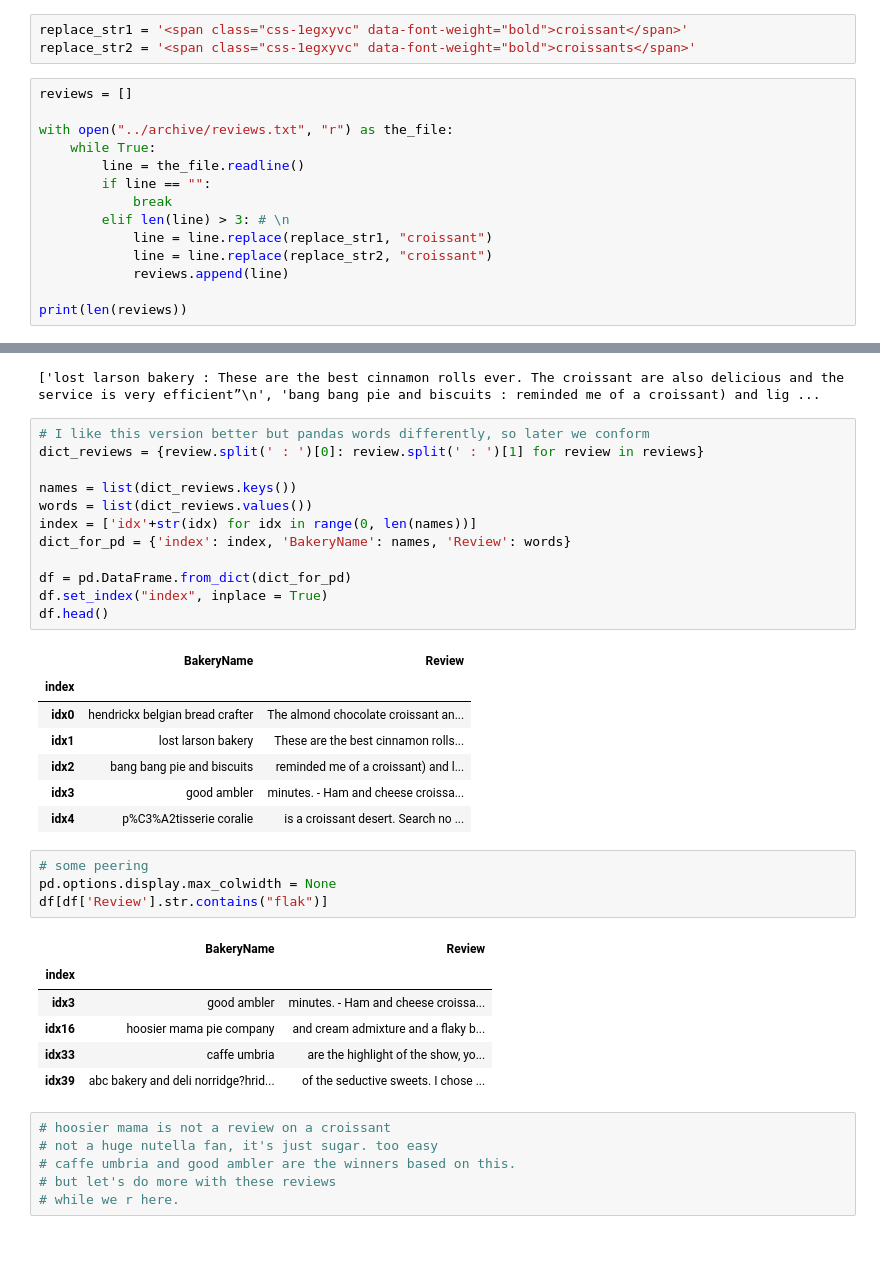
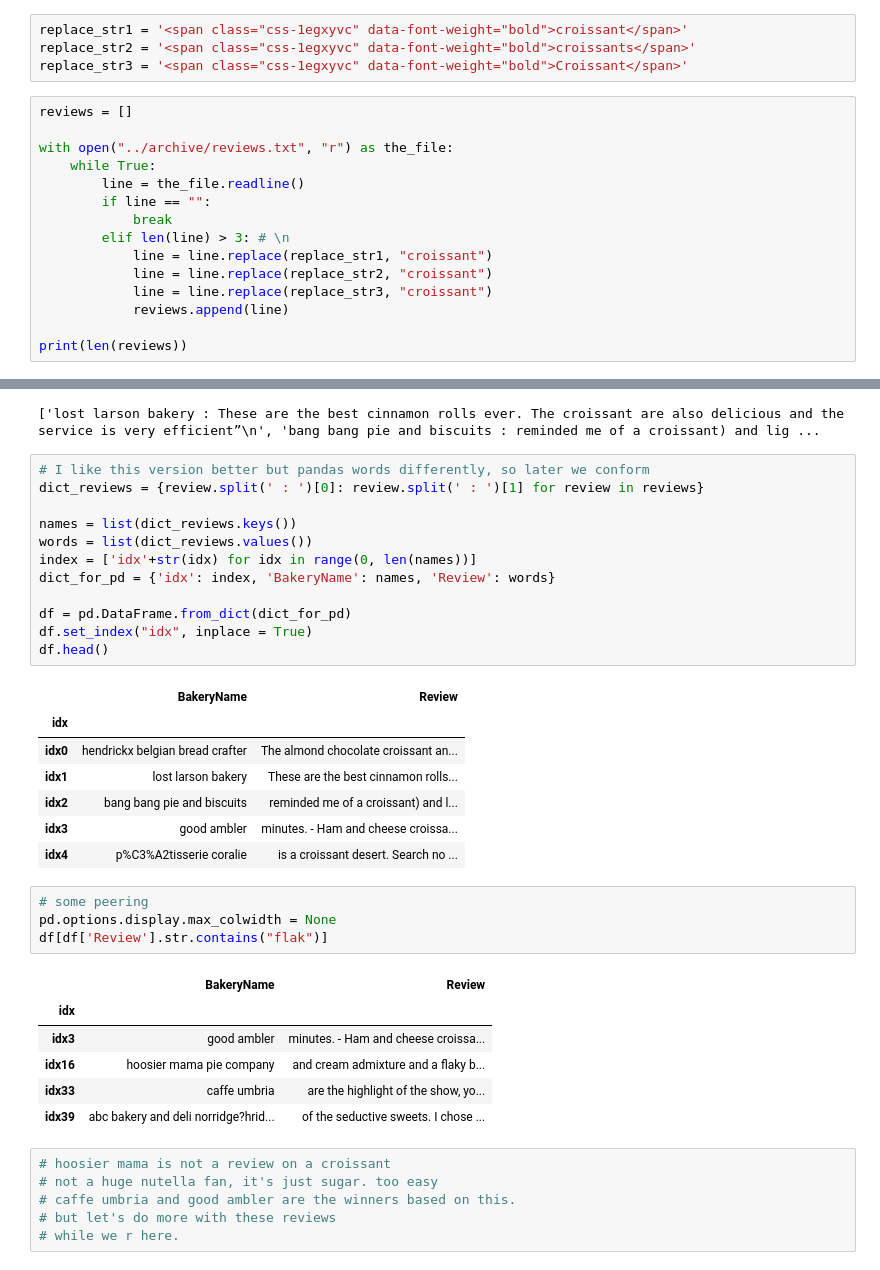
Before and after one commit to kb3k/can-chicago-create-croissants, a Jupyter notebook: nlp/extract_info.ipynb, the cells around one changed output, grey strips where cells are left out. Saved outputs shown, nothing was run; the diff lists cells and outputs as text.

```diff
--- a/nlp/extract_info.ipynb
+++ b/nlp/extract_info.ipynb
@@ -22,6 +22,7 @@ import string
 # %%
 replace_str1 = '<span class="css-1egxyvc" data-font-weight="bold">croissant</span>'
 replace_str2 = '<span class="css-1egxyvc" data-font-weight="bold">croissants</span>'
+replace_str3 = '<span class="css-1egxyvc" data-font-weight="bold">Croissant</span>'
 # %%
 reviews = []
 
@@ -33,6 +34,7 @@ with open("../archive/reviews.txt", "r") as the_file:
         elif len(line) > 3: # \n
             line = line.replace(replace_str1, "croissant")
             line = line.replace(replace_str2, "croissant")
+            line = line.replace(replace_str3, "croissant")
             reviews.append(line)
 
 print(len(reviews))
@@ -45,18 +47,18 @@ print(reviews[1:4])
 # %%
 # I like this version better but pandas words differently, so later we conform
 dict_reviews = {review.split(' : ')[0]: review.split(' : ')[1] for review in reviews}
 
 names = list(dict_reviews.keys())
 words = list(dict_reviews.values())
 index = ['idx'+str(idx) for idx in range(0, len(names))]
-dict_for_pd = {'index': index, 'BakeryName': names, 'Review': words}
+dict_for_pd = {'idx': index, 'BakeryName': names, 'Review': words}
 
 df = pd.DataFrame.from_dict(dict_for_pd)
-df.set_index("index", inplace = True)
+df.set_index("idx", inplace = True)
 df.head()
 # %% [output]
 |  | BakeryName | Review |
-| index |  |  |
+| idx |  |  |
 | idx0 | hendrickx belgian bread crafter | The almond chocolate croissant an... |
 | idx1 | lost larson bakery | These are the best cinnamon rolls... |
 | idx2 | bang bang pie and biscuits | reminded me of a croissant) and l... |
@@ -68,7 +70,7 @@ pd.options.display.max_colwidth = None
 df[df['Review'].str.contains("flak")]
 # %% [output]
 |  | BakeryName | Review |
-| index |  |  |
+| idx |  |  |
 | idx3 | good ambler | minutes. - Ham and cheese croissa... |
 | idx16 | hoosier mama pie company | and cream admixture and a flaky b... |
 | idx33 | caffe umbria | are the highlight of the show, yo... |
```
Also changed, not shown: parts of 3 cells of this notebook, 1 other file.
